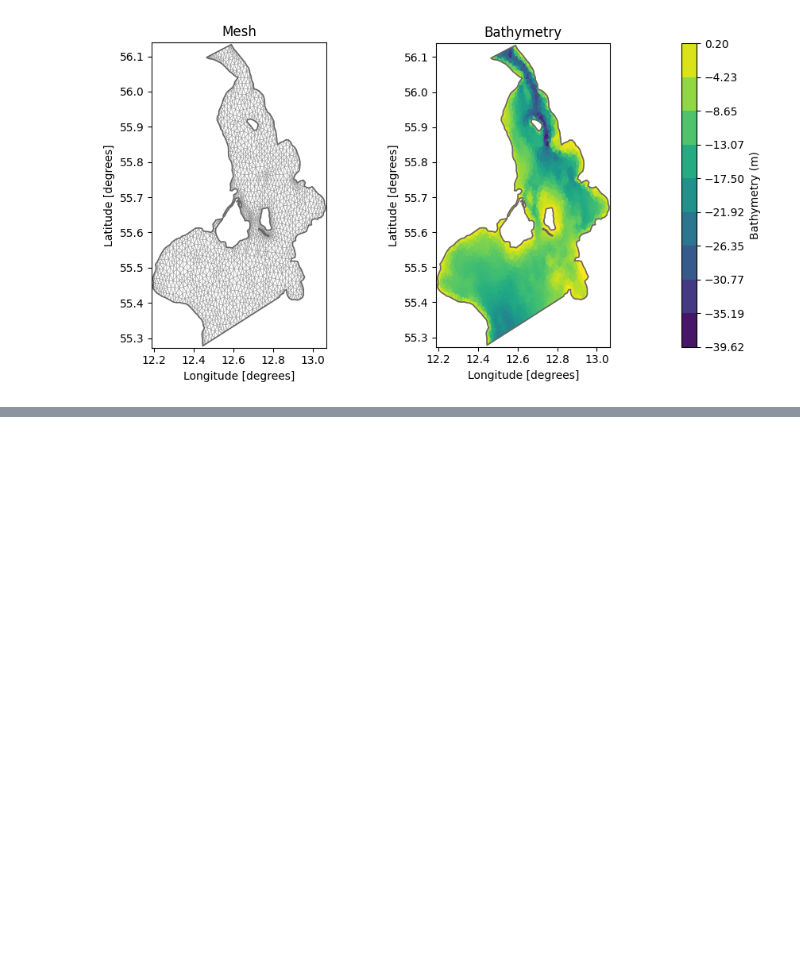
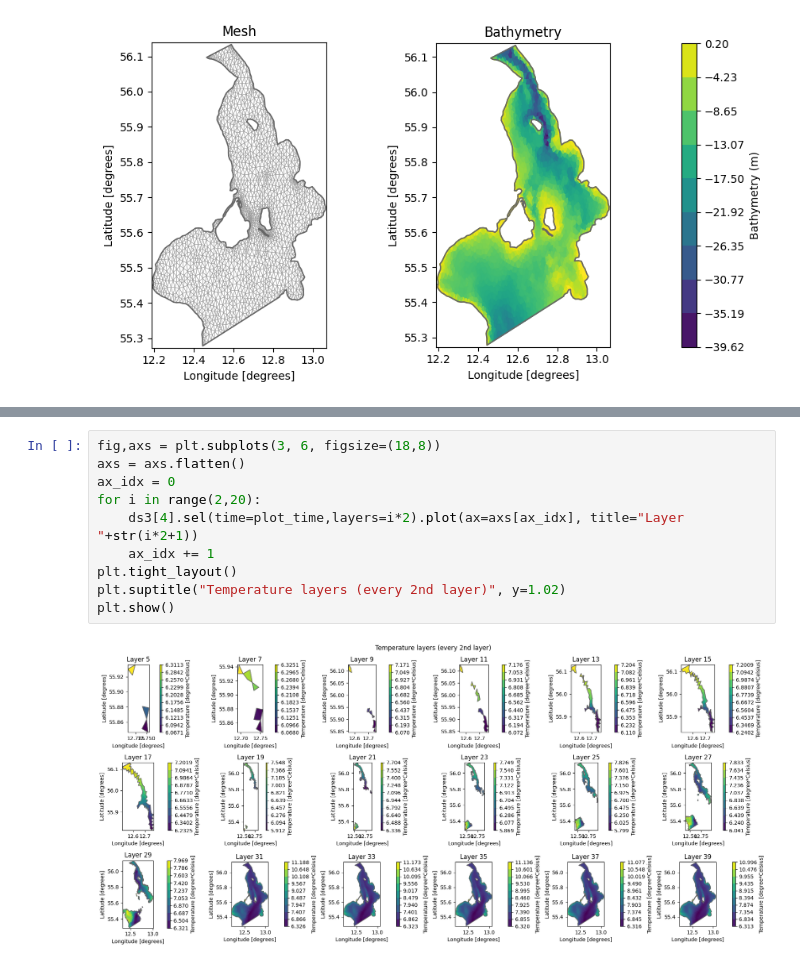
Before and after one commit to DHI/WaterBench-MIKE3HD-Oresund, a Jupyter notebook: code/explore_model_result_data.ipynb, the cells around one changed output, grey strips where cells are left out. Drawn from its saved outputs; the diff is of its cells as text; blank space fills up the shorter version.

```diff
--- a/code/explore_model_result_data.ipynb
+++ b/code/explore_model_result_data.ipynb
@@ -77,0 +133,12 @@ plt.show()
+# %%
+fig,axs = plt.subplots(3, 6, figsize=(18,8))
+axs = axs.flatten()
+ax_idx = 0
+for i in range(2,20):
+    ds3[4].sel(time=plot_time,layers=i*2).plot(ax=axs[ax_idx], title="Layer "+str(i*2+1))
+    ax_idx += 1
+plt.tight_layout()
+plt.suptitle("Temperature layers (every 2nd layer)", y=1.02)
+plt.show()
+# %% [output]
+[figure, added]
```
Also changed, not shown: parts of 17 cells of this notebook.
